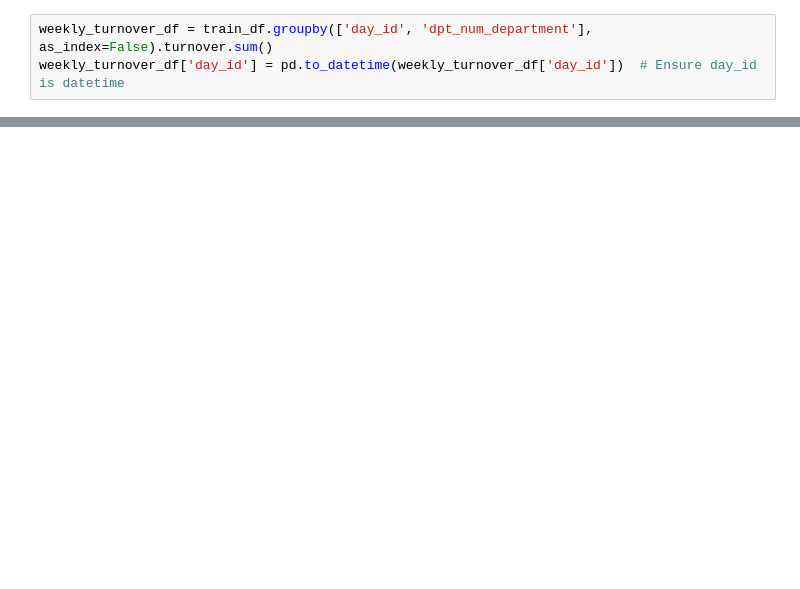
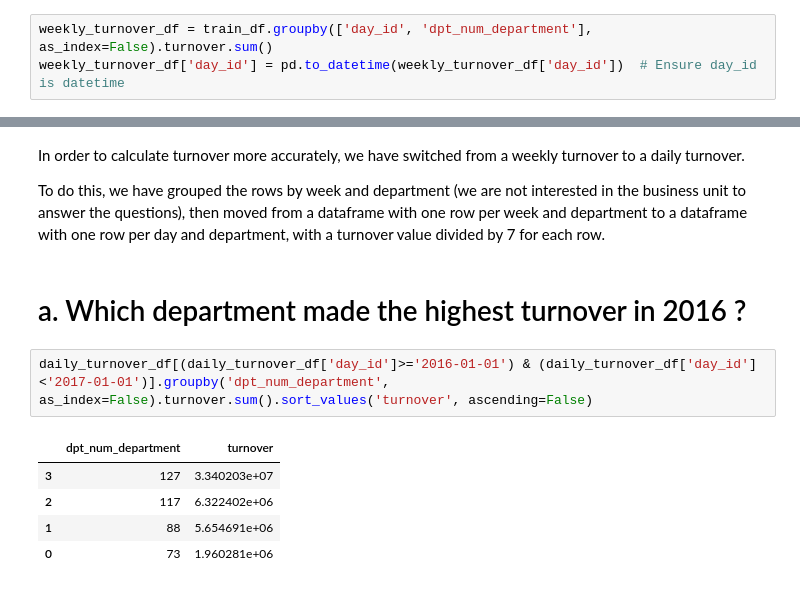
Before and after one commit to clementexbrayat/decathlon_ml_pipeline_project, a Jupyter notebook: notebooks/EDA.ipynb, the cells around one changed output, grey strips where cells are left out. Saved outputs shown, nothing was run; the diff lists cells and outputs as text; blank space fills up the shorter version.

```diff
--- a/notebooks/EDA.ipynb
+++ b/notebooks/EDA.ipynb
@@ -102,0 +49,14 @@ daily_turnover_df
+# %% [markdown]
+In order to calculate turnover more accurately, we have switched from a weekly turnover to a daily turnover.
+
+To do this, we have grouped the rows by week and department (we are not interested in the business unit to answer the questions), then moved from a dataframe with one row per week and department to a dataframe with one row per day and department, with a turnover value divided by 7 for each row.
+# %% [markdown]
+# a.	Which department made the highest turnover in 2016 ?
+# %%
+daily_turnover_df[(daily_turnover_df['day_id']>='2016-01-01') & (daily_turnover_df['day_id']<'2017-01-01')].groupby('dpt_num_department', as_index=False).turnover.sum().sort_values('turnover', ascending=False)
+# %% [output]
+|  | dpt_num_department | turnover |
+| 3 | 127 | 3.340203e+07 |
+| 2 | 117 | 6.322402e+06 |
+| 1 | 88 | 5.654691e+06 |
+| 0 | 73 | 1.960281e+06 |
```
Also changed, not shown: parts of 26 cells of this notebook, 2 other files.
